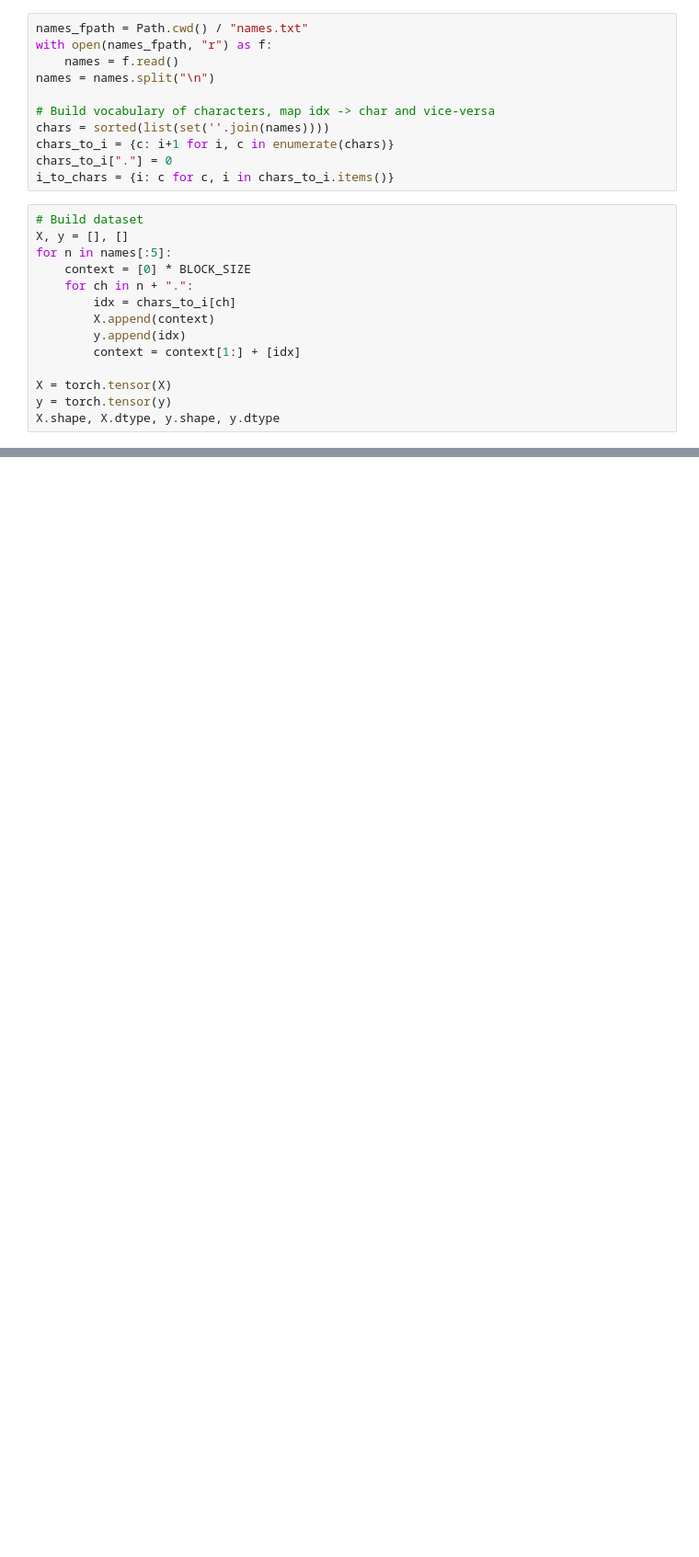
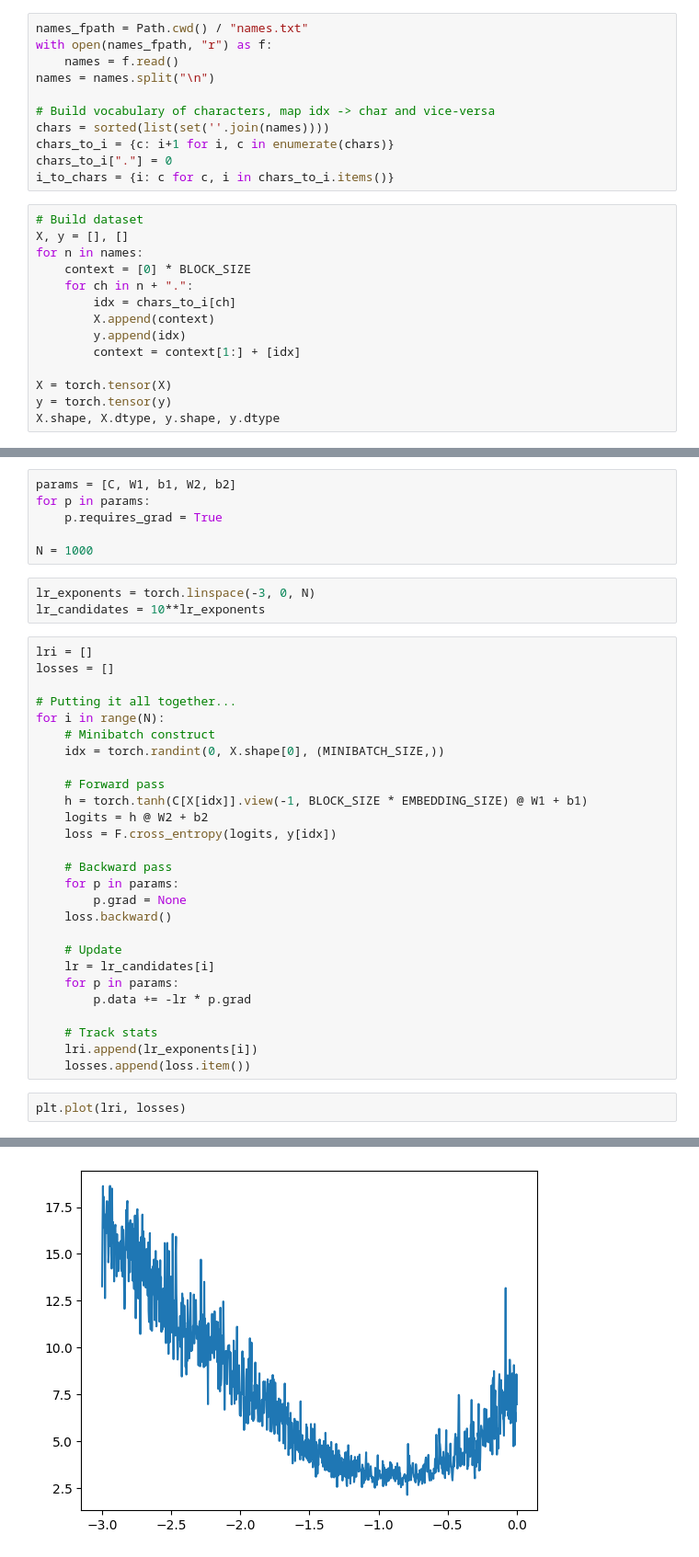
Before and after one commit to mtrivedi50/til, a Jupyter notebook: ml/makemore/mlp.ipynb, the cells around one changed output, grey strips where cells are left out. Shown: that part at 92% size. Drawn from its saved outputs; the diff is of its cells as text; blank space fills up the shorter version.

```diff
--- a/ml/makemore/mlp.ipynb
+++ b/ml/makemore/mlp.ipynb
@@ -24,7 +27,7 @@ i_to_chars = {i: c for c, i in chars_to_i.items()}
 # %%
 # Build dataset
 X, y = [], []
-for n in names[:5]:
+for n in names:
     context = [0] * BLOCK_SIZE
     for ch in n + ".":
         idx = chars_to_i[ch]
@@ -99,0 +98,39 @@ tensor(19.2036)
+# %%
+params = [C, W1, b1, W2, b2]
+for p in params:
+    p.requires_grad = True
+
+N = 1000
+# %%
+lr_exponents = torch.linspace(-3, 0, N)
+lr_candidates = 10**lr_exponents
+# %%
+lri = []
+losses = []
+
+# Putting it all together...
+for i in range(N):
+    # Minibatch construct
+    idx = torch.randint(0, X.shape[0], (MINIBATCH_SIZE,))
+
+    # Forward pass
+    h = torch.tanh(C[X[idx]].view(-1, BLOCK_SIZE * EMBEDDING_SIZE) @ W1 + b1)
+    logits = h @ W2 + b2
+    loss = F.cross_entropy(logits, y[idx])
+
+    # Backward pass
+    for p in params:
+        p.grad = None
+    loss.backward()
+
+    # Update
+    lr = lr_candidates[i]
+    for p in params:
+        p.data += -lr * p.grad
+
+    # Track stats
+    lri.append(lr_exponents[i])
+    losses.append(loss.item())
+# %%
+plt.plot(lri, losses)
+# %% [output]
@@ -99,0 +138 @@ tensor(19.2036)
+[figure, added]
```
Also changed, not shown: parts of 9 cells of this notebook.
